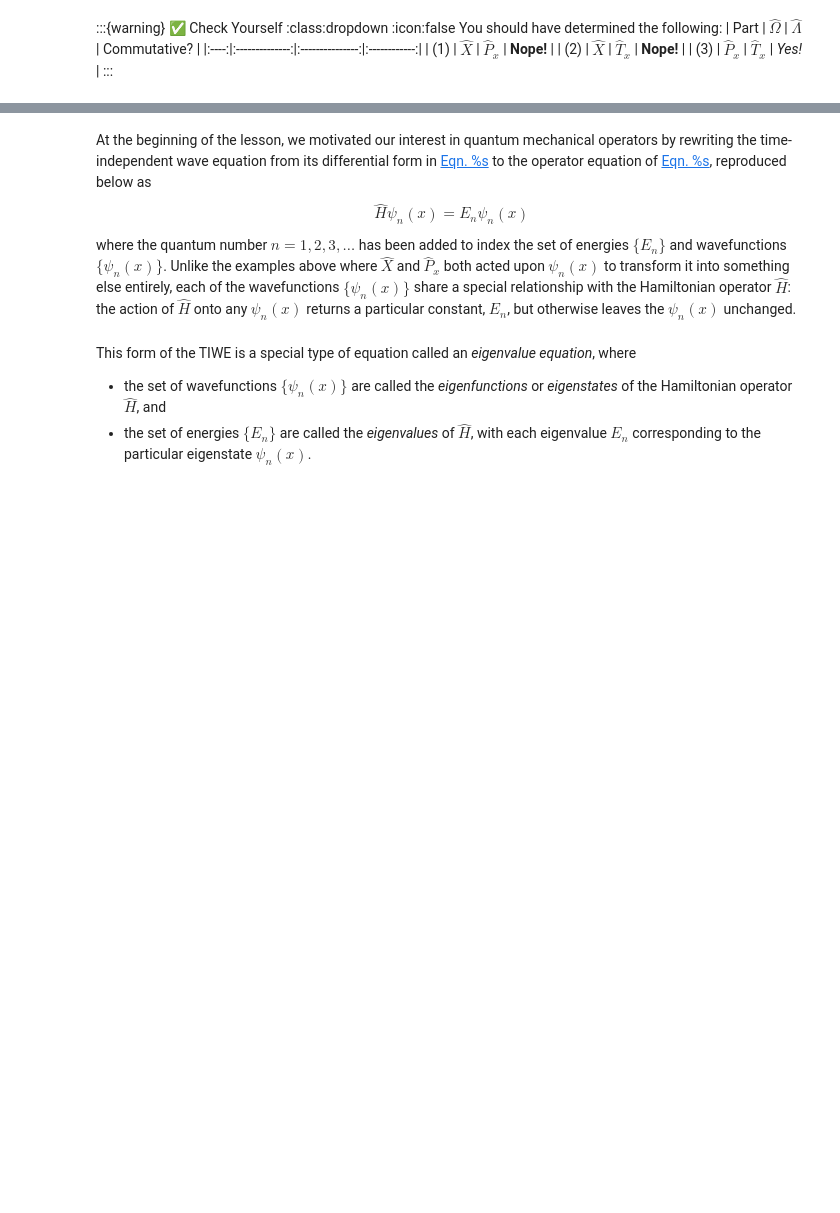
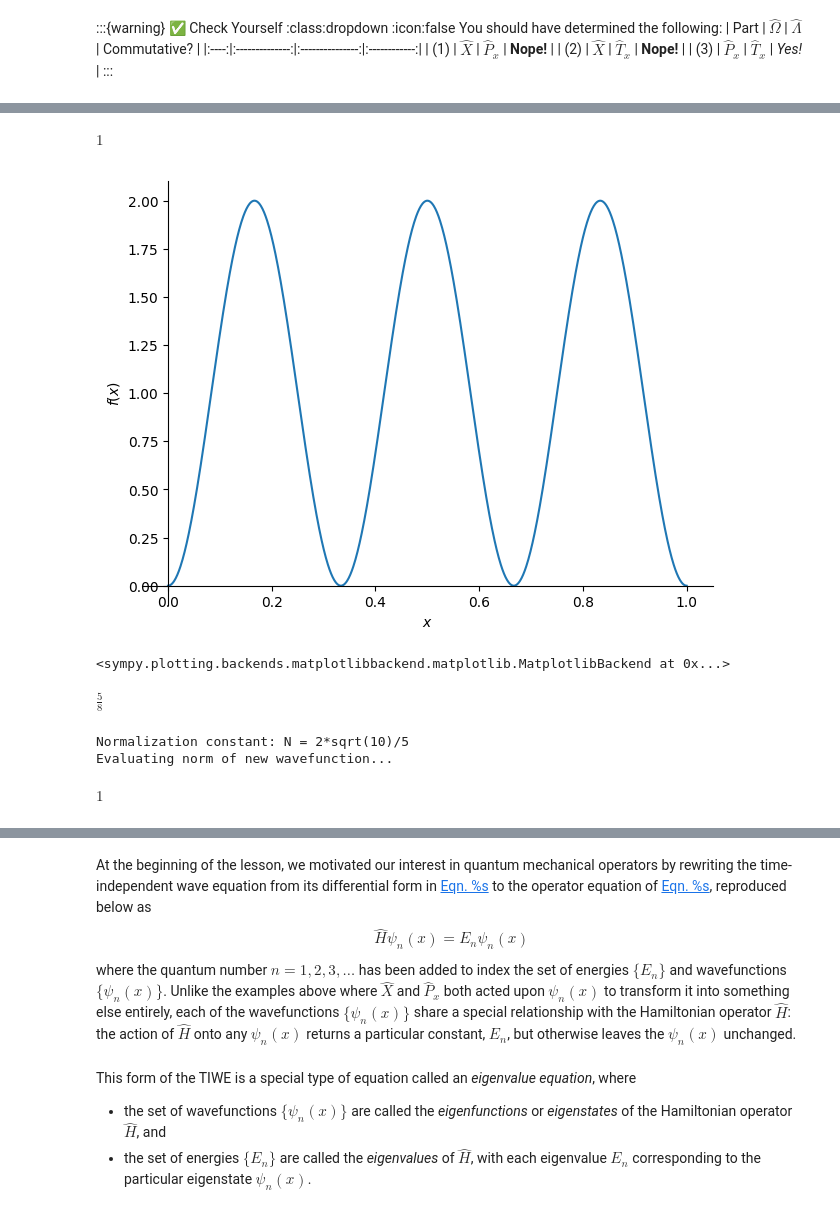
Before and after one commit to act-cms/symbolic-operator-theory, a Jupyter notebook: 1_essentials/instructor-key.ipynb, the cells around one changed output, grey strips where cells are left out. Saved outputs shown, nothing was run; the diff lists cells and outputs as text; code cells hidden in the pictures; blank space fills up the shorter version.

Commit message:
Further zhuzhing of essential operators, including measurement thru expectation values and some variance

```diff
--- a/1_essentials/instructor-key.ipynb
+++ b/1_essentials/instructor-key.ipynb
@@ -260,12 +260,12 @@ In the cell below,
 # %%
 # YOUR TURN: Declare variables & define 1D PiB Wavefunction
 ## Declare Variables
-var('x L m B hbar', real=True, positive=True, nonzero=True)
+var('x L m hbar', real=True, positive=True, nonzero=True)
 var('n', integer=True, positive=True, nonzero=True)
 
 ## Define 1D PiB Wavefunction
-psi_raw = B*sin((n*pi*x)/L)
+psi_n = sqrt(2/L)*sin((n*pi*x)/L)
 
 ## Pretty-print the wfn with a cell return
-psi_raw
+psi_n
 # %% [output]
@@ -739,0 +899,43 @@ You should have determined the following:
+# %%
+# YOUR TURN: Part (a)
+## 1. Evaluate norm of psi_4(x)
+psi_3 = psi_n.subs({n:3})
+integrate(psi_3.conjugate() * psi_3, (x, 0, L))
+# %% [output]
+$1$
+# %%
+# YOUR TURN: Part (a)
+## 3. Plot the probability distribution over the given domain
+prob = (psi_3.conjugate()*psi_3).subs({L:1})
+symplot(prob, (x,0,1))
+# %% [output]
+[figure, added]
+<sympy.plotting.backends.matplotlibbackend.matplotlib.MatplotlibBackend at 0x...>
+# %%
+# YOUR TURN: Part (b)
+## 1. Evaluate norm of phi(x) = (2/3)*psi_1(x) + (1/3)*psi_2(x)
+phi = (3/4)*psi_n.subs({n:1}) - (1/4)*psi_n.subs({n:4})
+integrate(phi.conjugate() * phi, (x, 0, L))
+# %% [output]
+$\frac{5}{8}$
+# %%
+# YOUR TURN: Part (b)
+## 2. Normalize phi(x) = (3/4)*psi_1(x) - (1/4)*psi_4(x)
+### Declare variable for normalization constant
+var('N', real=True, positive=True, nonzero=True)
+eqn =@ 1 = (N**2) * integrate(phi.conjugate() * phi, (x, 0, L))
+
+### Solve equation for value of N
+N_val = solve(eqn, N)[0].rhs
+print(f"Normalization constant: N = {N_val}")
+
+### Re-define wavefunction to normalize
+phi_normed = (N_val * phi).simplify()
+
+### Evaluate normalization integral to prove it worked
+print("Evaluating norm of new wavefunction...")
+integrate(phi_normed.conjugate() * phi_normed, (x, 0, L))
+# %% [output]
+Normalization constant: N = 2*sqrt(10)/5
+Evaluating norm of new wavefunction...
+$1$
```
Also changed, not shown: parts of 67 cells of this notebook, 1 other file.
